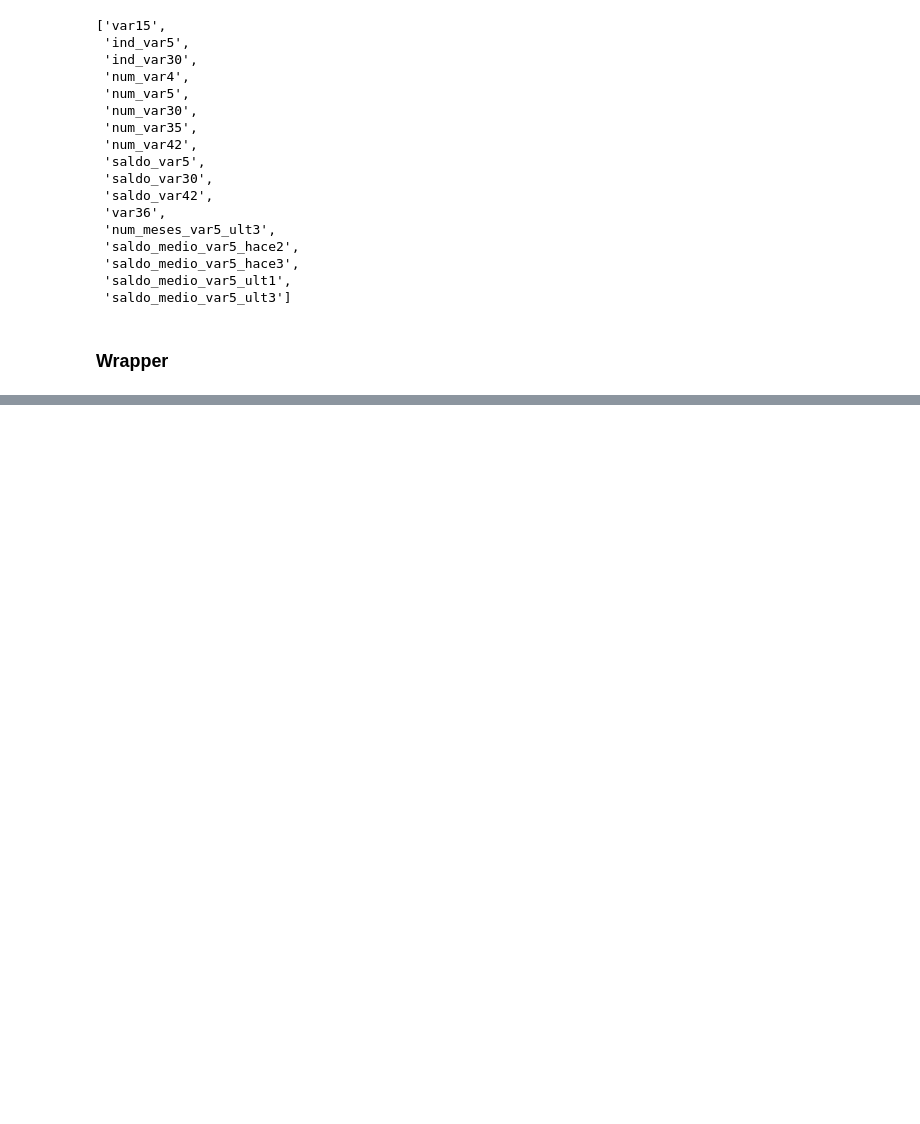
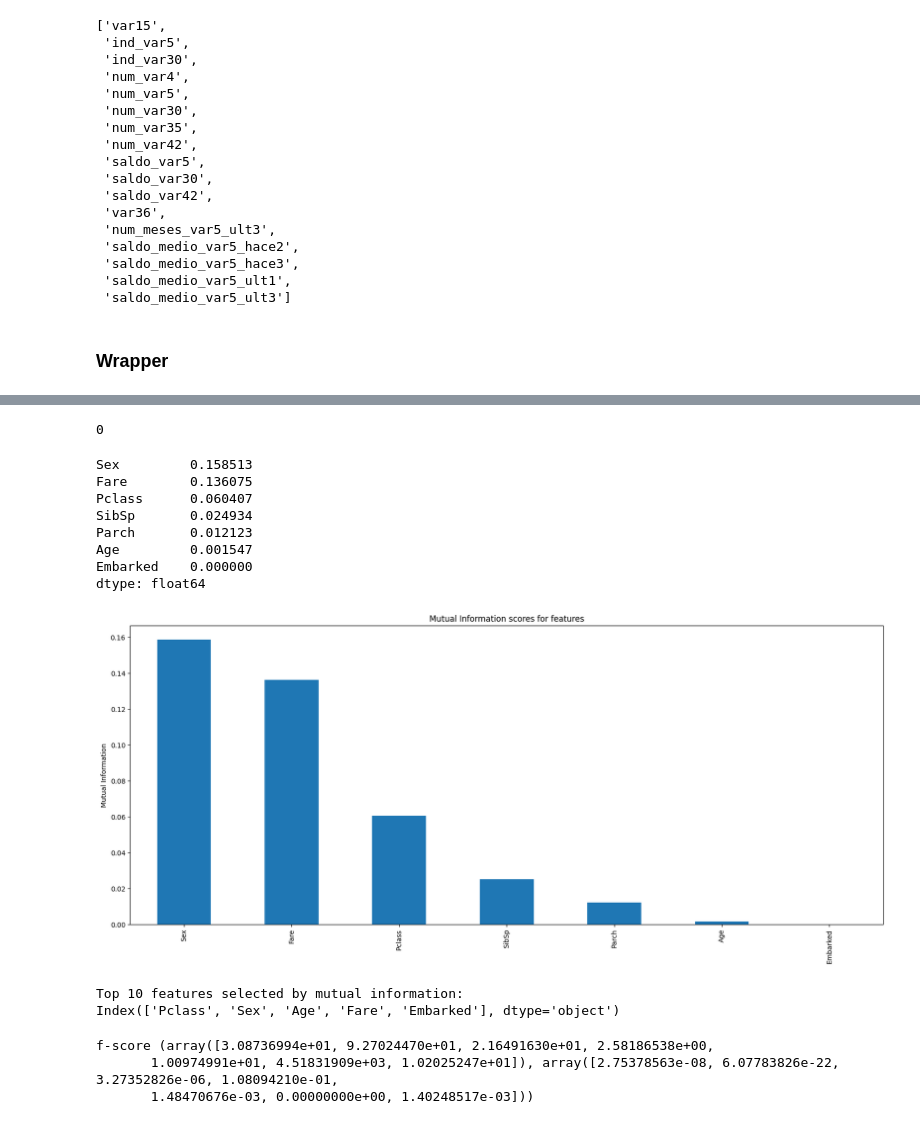
Before and after one commit to GodishalaAshwith/MachineLearningLab, a Jupyter notebook: MLKaggle.ipynb, the cells around one changed output, grey strips where cells are left out. Cells and saved outputs as stored; diff of their text form; code cells hidden in the pictures; blank space fills up the shorter version.

```diff
--- a/MLKaggle.ipynb
+++ b/MLKaggle.ipynb
@@ -838,0 +1026,19 @@ AttributeError: 'Parallel' object has no attribute '_pre_dispatch_amount'
+# %%
+#Correlation
+
+def correlation(dataset, threshold):
+    col_corr = set()  # Set of all the names of correlated columns
+    corr_matrix = dataset.corr()
+    for i in range(len(corr_matrix.columns)):
+        for j in range(i):
+            if abs(corr_matrix.iloc[i, j]) > threshold:  # absolute correlation value
+                colname = corr_matrix.columns[i]  # get column name
+                col_corr.add(colname)
+    return col_corr
+
+# Usage example:
+corr_features = correlation(X_train, 0.9)  # filter for features with correlation > 0.9
+correlated_features = set(corr_features)  # unique features in the set
+print(len(correlated_features))  # number of correlated feature
+# %% [output]
+0
@@ -838,0 +1050,38 @@ AttributeError: 'Parallel' object has no attribute '_pre_dispatch_amount'
+# %%
+mi = mutual_info_classif(X_train.fillna(0), y_train, random_state=42)
+
+# wrap into a pandas Series for readability
+mi = pd.Series(mi, index=X_train.columns)
+
+# sort and display
+mi_sorted = mi.sort_values(ascending=False)
+print(mi_sorted)
+
+# plot
+plt.figure(figsize=(20, 8))
+mi_sorted.plot(kind="bar")
+plt.title("Mutual Information scores for features")
+plt.ylabel("Mutual Information")
+plt.show()
+# %% [output]
+Sex         0.158513
+Fare        0.136075
+Pclass      0.060407
+SibSp       0.024934
+Parch       0.012123
+Age         0.001547
+Embarked    0.000000
+dtype: float64
+[figure, added]
+# %%
+# Select top 10 features using Mutual Information
+sel_ = SelectKBest(score_func=mutual_info_classif, k=5)
+sel_.fit(X_train.fillna(0), y_train)
+
+# Get the names of selected features
+selected_features = X_train.columns[sel_.get_support()]
+print("Top 10 features selected by mutual information:")
+print(selected_features)
+# %% [output]
+Top 10 features selected by mutual information:
+Index(['Pclass', 'Sex', 'Age', 'Fare', 'Embarked'], dtype='object')
@@ -838,0 +1091,7 @@ AttributeError: 'Parallel' object has no attribute '_pre_dispatch_amount'
+# %%
+f_score = chi2(X_train.fillna(0),y_train)
+print(f"f-score {f_score}")
+# %% [output]
+f-score (array([3.08736994e+01, 9.27024470e+01, 2.16491630e+01, 2.58186538e+00,
+       1.00974991e+01, 4.51831909e+03, 1.02025247e+01]), array([2.75378563e-08, 6.07783826e-22, 3.27352826e-06, 1.08094210e-01,
+       1.48470676e-03, 0.00000000e+00, 1.40248517e-03]))
```
Also changed, not shown: parts of 25 cells of this notebook.
